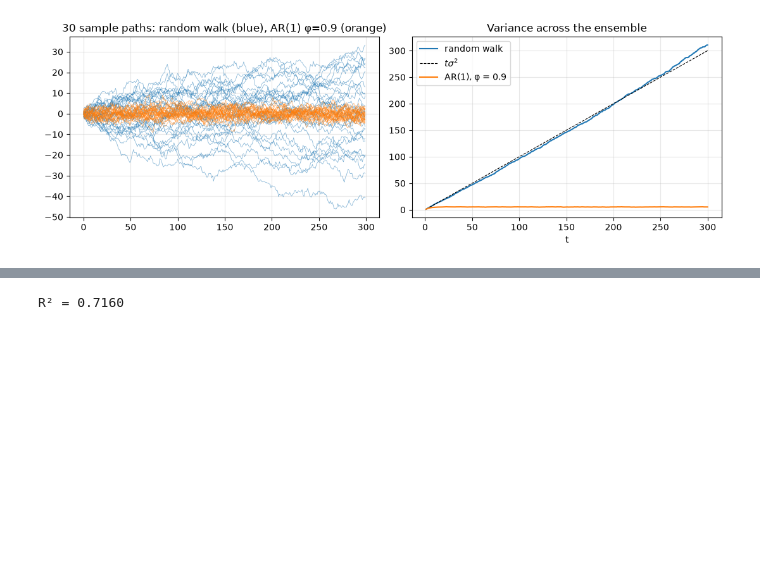
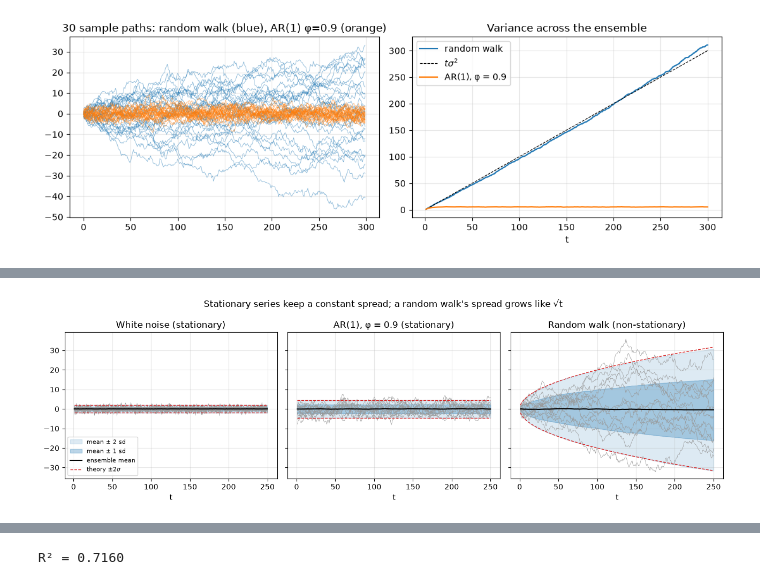
Before and after one commit to aaaalex-m/starb, a Jupyter notebook: modules/03-stats-toolkit/notebook.ipynb, the cells around one changed output, grey strips where cells are left out. Cells and saved outputs as stored; diff of their text form; code cells hidden in the pictures; blank space fills up the shorter version.

```diff
--- a/modules/03-stats-toolkit/notebook.ipynb
+++ b/modules/03-stats-toolkit/notebook.ipynb
@@ -19,6 +19,8 @@ Section 5.
 Lecture notes, glossary and interview questions: [`lecture.md`](lecture.md).
 New code: `statarb.simulate`, `statarb.stats`.
 # %%
+from pathlib import Path
+
 import matplotlib.pyplot as plt
 import numpy as np
 import pandas as pd
@@ -32,6 +34,14 @@ pd.set_option("display.precision", 4)
 plt.rcParams.update({"figure.dpi": 100, "axes.grid": True, "grid.alpha": 0.3})
 rng = np.random.default_rng(2026)
 
+# Figures used in lecture.md are saved here; each uses its own seed so it is reproducible.
+FIG_DIR = Path("figures")
+FIG_DIR.mkdir(exist_ok=True)
+
+
+def save(fig, name: str) -> None:
+    fig.savefig(FIG_DIR / name, dpi=150, bbox_inches="tight")
+
 
 def plot_acf(ax, rho: pd.Series, nobs: int, title: str) -> None:
     ax.bar(rho.index[1:], rho.iloc[1:], width=0.6)
@@ -125,0 +153,36 @@ fig.tight_layout()
+# %%
+fig_rng = np.random.default_rng(31)
+n_steps, n_paths, phi = 250, 2000, 0.9
+t = np.arange(1, n_steps + 1)
+ensembles = {
+    "White noise (stationary)": (
+        simulate.white_noise(n_steps, n_paths=n_paths, seed=fig_rng),
+        np.full(n_steps, 1.0),
+    ),
+    "AR(1), φ = 0.9 (stationary)": (
+        simulate.ar1(n_steps, phi, n_paths=n_paths, seed=fig_rng),
+        np.full(n_steps, 1 / np.sqrt(1 - phi**2)),
+    ),
+    "Random walk (non-stationary)": (
+        simulate.random_walk(n_steps, n_paths=n_paths, seed=fig_rng),
+        np.sqrt(t),
+    ),
+}
+
+fig, axes = plt.subplots(1, 3, figsize=(13, 4), sharey=True)
+for ax, (title, (paths, sd_theory)) in zip(axes, ensembles.items(), strict=True):
+    mean, sd = paths.mean(axis=1), paths.std(axis=1)
+    ax.plot(t, paths[:, :12], color="0.6", lw=0.5)
+    ax.fill_between(t, mean - 2 * sd, mean + 2 * sd, color="C0", alpha=0.15, label="mean ± 2 sd")
+    ax.fill_between(t, mean - sd, mean + sd, color="C0", alpha=0.3, label="mean ± 1 sd")
+    ax.plot(t, mean, "k", lw=1.5, label="ensemble mean")
+    ax.plot(t, 2 * sd_theory, "C3--", lw=1, label=r"theory $\pm 2\sigma$")
+    ax.plot(t, -2 * sd_theory, "C3--", lw=1)
+    ax.set_title(title)
+    ax.set_xlabel("t")
+axes[0].legend(loc="lower left", fontsize=8)
+fig.suptitle("Stationary series keep a constant spread; a random walk's spread grows like √t")
+fig.tight_layout()
+save(fig, "stationarity-ensembles.png")
+# %% [output]
+[figure, added]
```
Also changed, not shown: parts of 12 cells of this notebook, 6 other files.
